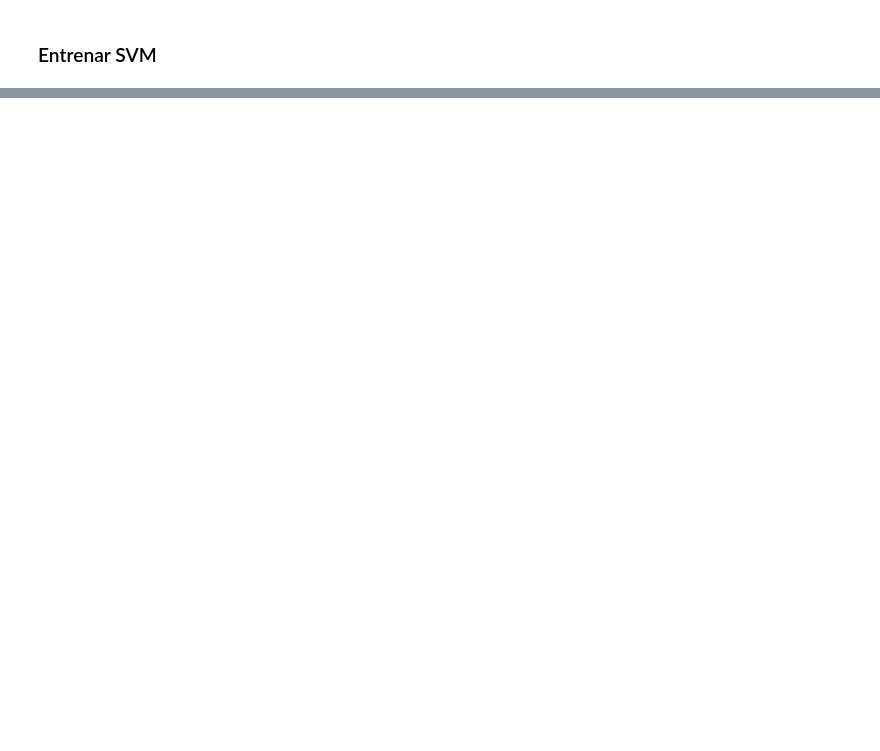
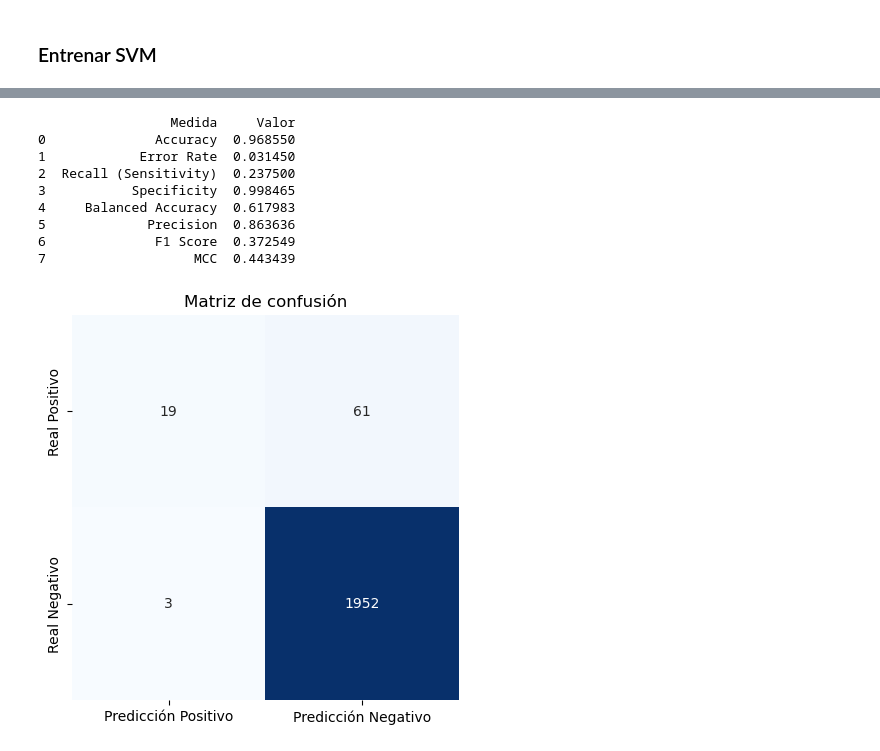
Before and after one commit to JairRamosG/T-cnicas-avanzadas-de-Clasificaci-n-de-Patrones, a Jupyter notebook: Tarea6 - Underfitting/main.ipynb, the cells around one changed output, grey strips where cells are left out. Cells and saved outputs as stored; diff of their text form; code cells hidden in the pictures; blank space fills up the shorter version.

```diff
--- a/Tarea6 - Underfitting/main.ipynb
+++ b/Tarea6 - Underfitting/main.ipynb
@@ -42,0 +60,7 @@ IR: 55.0
+# %%
+for col in df.columns:
+    if df[col].dtype == 'object':
+        imputer = SimpleImputer(strategy = 'most_frequent')
+    else:
+        imputer = SimpleImputer(strategy = 'mean')
+    df[[col]] = imputer.fit_transform(df[[col]])
@@ -90,0 +121,6 @@ KeyboardInterrupt:
+# %%
+rl_model = LogisticRegression()
+
+rl_model.fit(X_train, y_train)
+y_predicciones = rl_model.predict(X_test)
+y_probabilidades = rl_model.predict_proba(X_test)
@@ -90,0 +173,39 @@ KeyboardInterrupt:
+# %%
+rfmodel.fit(X_train, y_train)
+
+y_predicciones = rfmodel.predict(X_test)
+y_probabilidades = rfmodel.predict_proba(X_test)
+
+df_resultados_rf = calcula_medidas_biclase(
+    y_test,
+    y_predicciones)
+print(df_resultados_rf.head(10))
+
+imprime_matriz_biclase(y_test, y_predicciones)
+# %%
+rf_model = RandomForestClassifier(n_estimators=300,
+                                  random_state=42,
+                                  min_samples_split = 3,
+                                  max_features= 'sqrt')
+rf_model.fit(X_train, y_train)
+
+y_predicciones = rf_model.predict(X_test)
+y_probabilidades = rf_model.predict_proba(X_test)
+
+df_resultados_rf = calcula_medidas_biclase(
+    y_test,
+    y_predicciones)
+print(df_resultados_rf.head(10))
+
+imprime_matriz_biclase(y_test, y_predicciones)
+# %% [output]
+                 Medida     Valor
+0              Accuracy  0.968550
+1            Error Rate  0.031450
+2  Recall (Sensitivity)  0.237500
+3           Specificity  0.998465
+4     Balanced Accuracy  0.617983
+5             Precision  0.863636
+6              F1 Score  0.372549
+7                   MCC  0.443439
+[figure, added]
```
Also changed, not shown: parts of 27 cells of this notebook, 4 other files.
